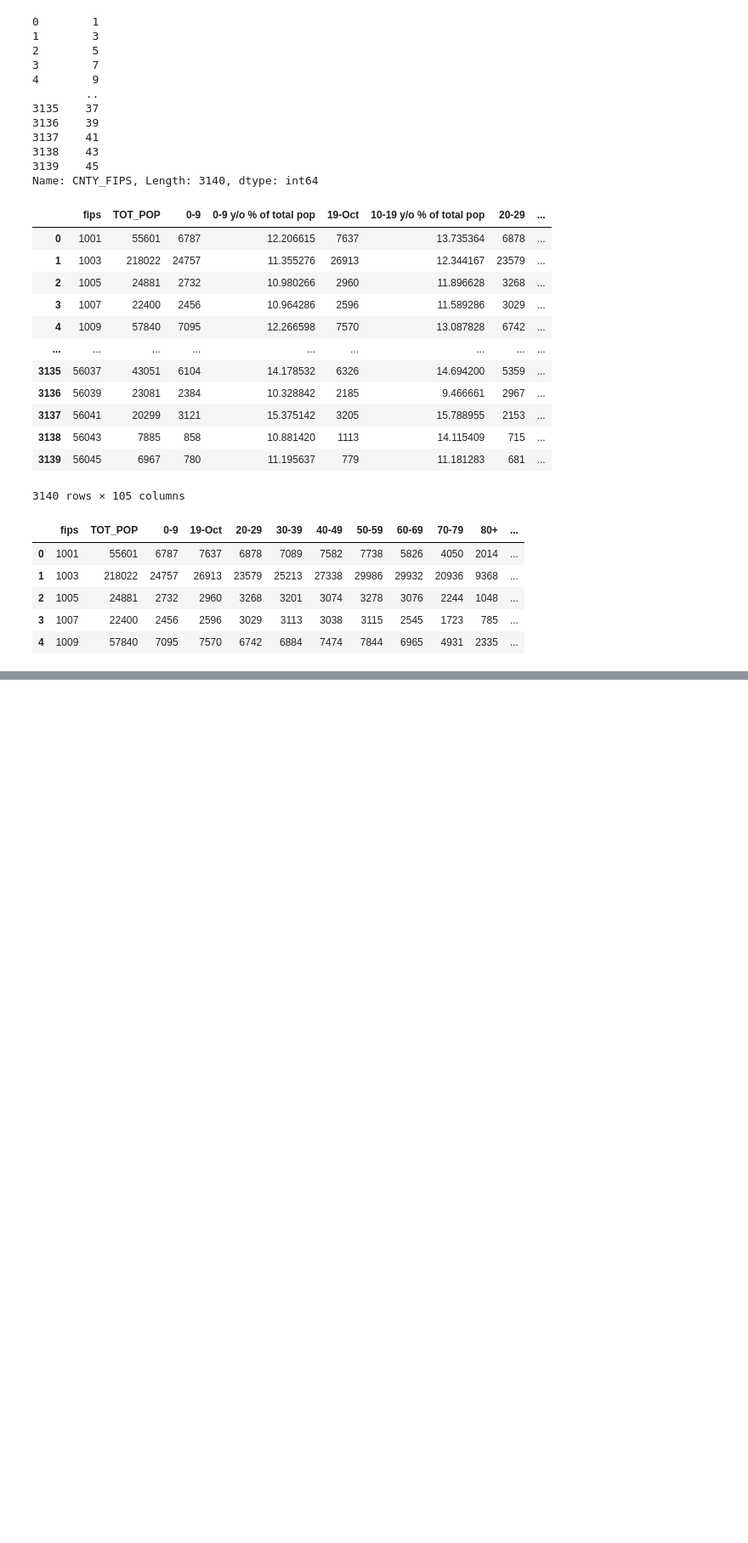
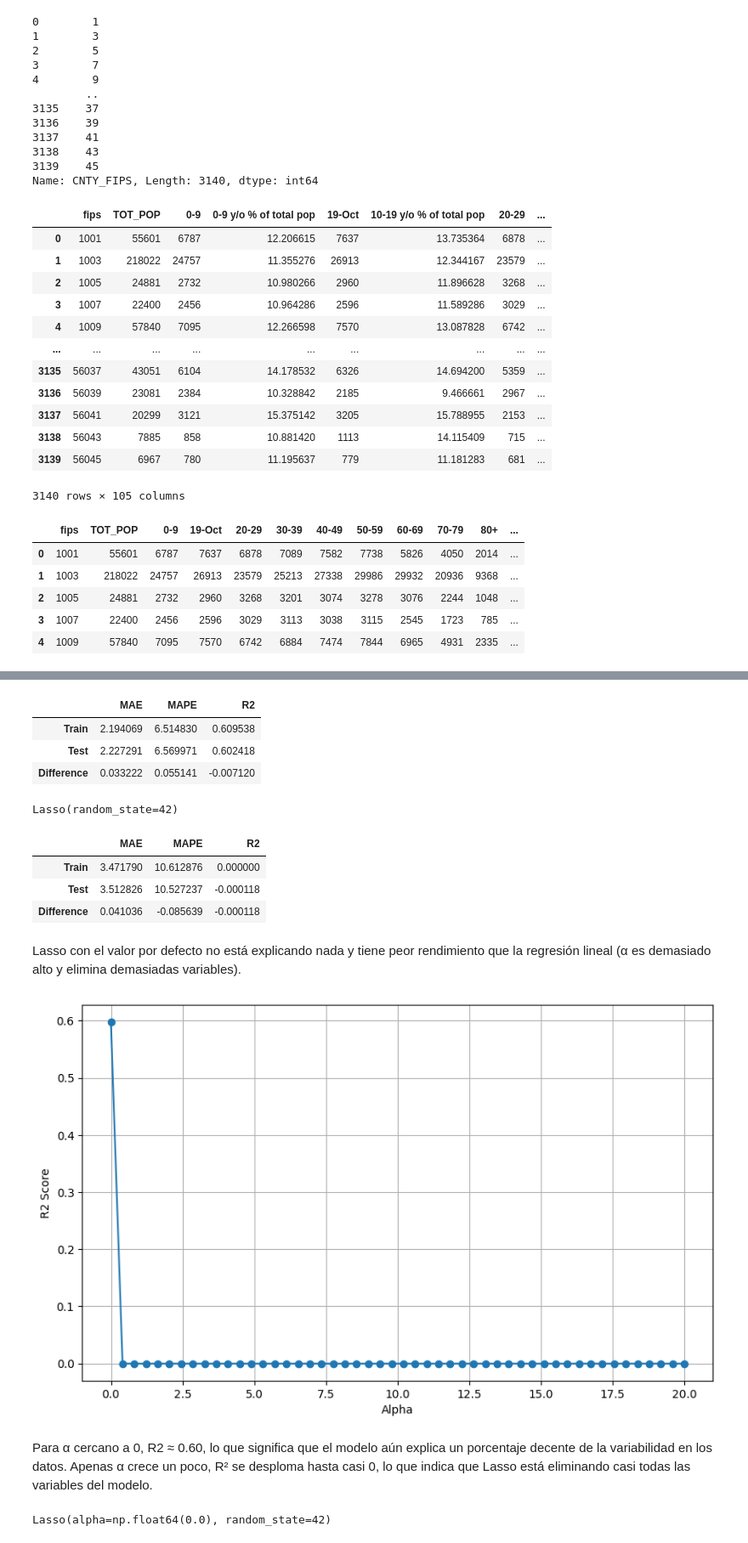
Before and after one commit to 4GeeksAcademy/pille9-regularized-linear-regression, a Jupyter notebook: src/explore.ipynb, the cells around one changed output, grey strips where cells are left out. Shown at 85% size. Saved outputs shown, nothing was run; the diff lists cells and outputs as text; code cells hidden in the pictures; blank space fills up the shorter version.

```diff
--- a/src/explore.ipynb
+++ b/src/explore.ipynb
@@ -249,0 +294,4 @@ sns.heatmap(corr, mask=mask, annot=True, cmap='coolwarm', linewidths=0.5, fmt='.
+# %%
+# Trasnformamos los datos con el escalador ajustado
+X_train_sc = scaler.transform(X_train_clean)
+X_test_sc = scaler.transform(X_test_clean)
@@ -249,0 +346,13 @@ sns.heatmap(corr, mask=mask, annot=True, cmap='coolwarm', linewidths=0.5, fmt='.
+# %%
+calculate_metrics(y_train_clean, y_test_clean, y_pred_train_linear, y_pred_test_linear)
+# %% [output]
+|  | MAE | MAPE | R2 |
+| Train | 2.194069 | 6.514830 | 0.609538 |
+| Test | 2.227291 | 6.569971 | 0.602418 |
+| Difference | 0.033222 | 0.055141 | -0.007120 |
+# %%
+# Entrenar modelo de Lasso con valores por defecto
+lasso_default = Lasso(random_state=42)
+lasso_default.fit(X_train_sc, y_train_clean)
+# %% [output]
+Lasso(random_state=42)
@@ -249,0 +362,39 @@ sns.heatmap(corr, mask=mask, annot=True, cmap='coolwarm', linewidths=0.5, fmt='.
+# %%
+calculate_metrics(y_train_clean, y_test_clean, y_pred_train_lasso_default, y_pred_test_lasso_default)
+# %% [output]
+|  | MAE | MAPE | R2 |
+| Train | 3.471790 | 10.612876 | 0.000000 |
+| Test | 3.512826 | 10.527237 | -0.000118 |
+| Difference | 0.041036 | -0.085639 | -0.000118 |
+# %% [markdown]
+Lasso con el valor por defecto no está explicando nada y tiene peor rendimiento que la regresión lineal (α es demasiado alto y elimina demasiadas variables).
+# %%
+# Evolución de R2
+alpha_values = np.linspace(0, 20, 50)
+r2_scores = []
+
+for alpha in alpha_values:
+    lasso = Lasso(alpha=alpha, random_state=42)
+    lasso.fit(X_train_sc, y_train_clean)
+    y_pred_test_lasso = lasso.predict(X_test_sc)
+    r2_test = r2_score(y_test_clean, y_pred_test_lasso)
+    r2_scores.append(r2_test)
+# %%
+# Graficar la evolución de R2
+plt.figure(figsize=(10, 6))
+plt.plot(alpha_values, r2_scores, marker='o', linestyle='-')
+plt.xlabel("Alpha")
+plt.ylabel("R2 Score")
+plt.grid()
+plt.show()
+# %% [output]
+[figure, added]
+# %% [markdown]
+Para α cercano a 0, R2 ≈ 0.60, lo que significa que el modelo aún explica un porcentaje decente de la variabilidad en los datos. Apenas α crece un poco, R² se desploma hasta casi 0, lo que indica que Lasso está eliminando casi todas las variables del modelo.
+# %%
+# Seleccionamos el mejor alpha y entrenamos el modelo final
+best_alpha = alpha_values[np.argmax(r2_scores)]
+lasso_opt = Lasso(alpha=best_alpha, random_state=42)
+lasso_opt.fit(X_train_sc, y_train_clean)
+# %% [output]
+Lasso(alpha=np.float64(0.0), random_state=42)
```
Also changed, not shown: parts of 18 cells of this notebook.
